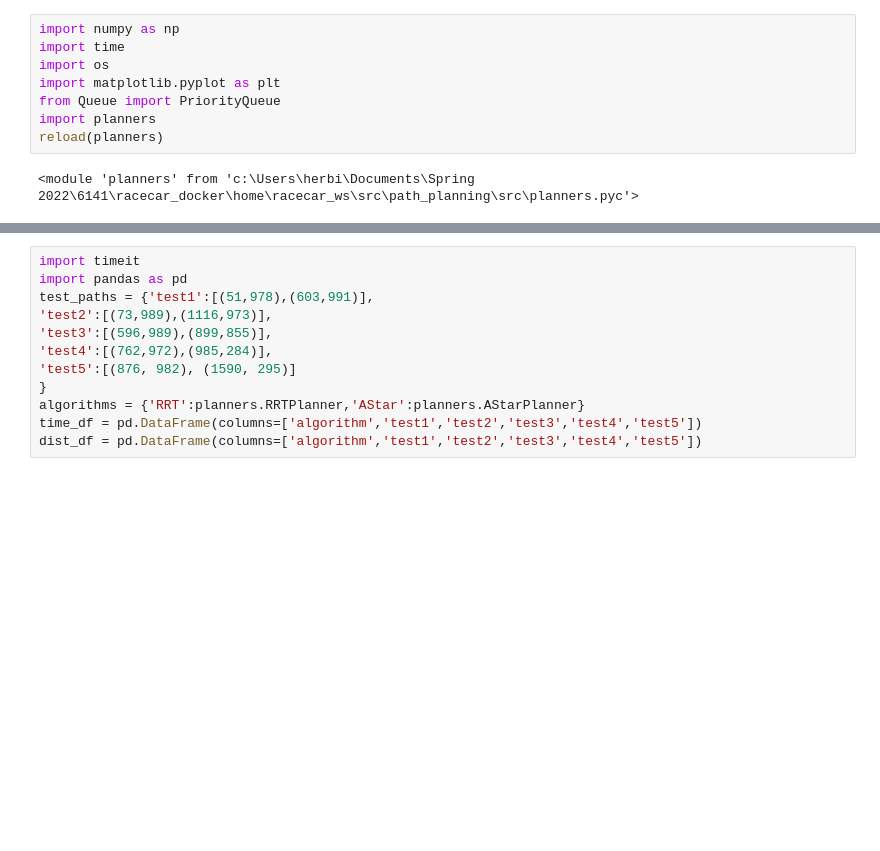
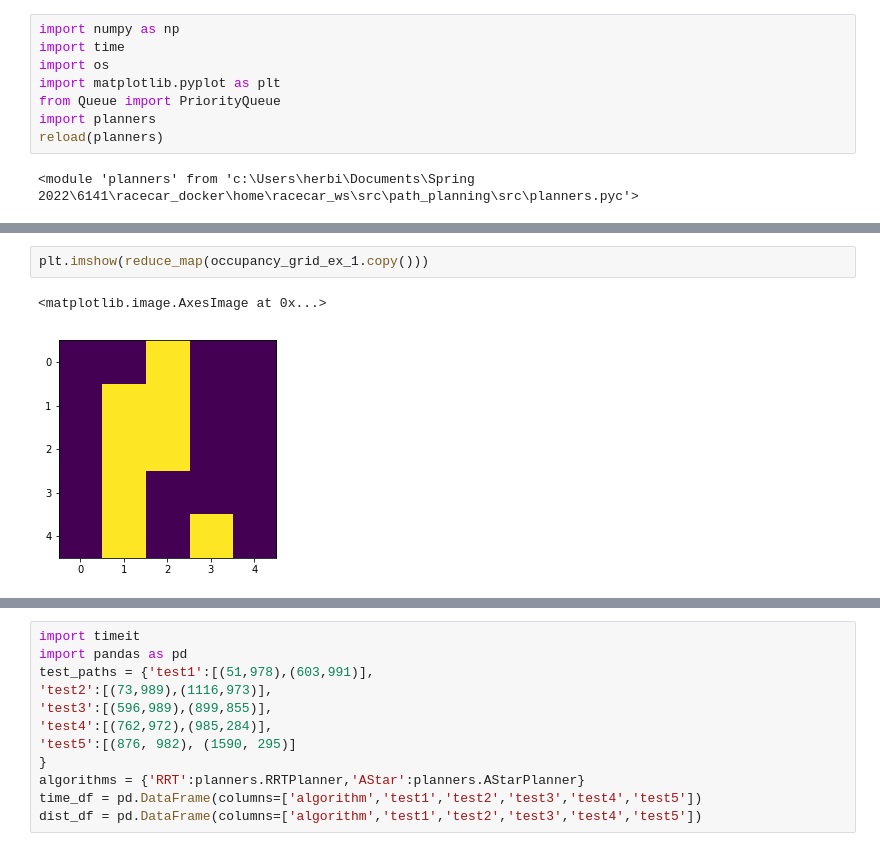
Before and after one commit to rss2022-18/path_planning, a Jupyter notebook: src/path_planning_tests.ipynb, the cells around one changed output, grey strips where cells are left out. Cells and saved outputs as stored; diff of their text form; blank space fills up the shorter version.

```diff
--- a/src/path_planning_tests.ipynb
+++ b/src/path_planning_tests.ipynb
@@ -67,6 +81,11 @@ def plan_path(map,planner, start, goal, visualize=True):
         plt.imshow(map)
         plt.show()
     return path
+# %%
+plt.imshow(reduce_map(occupancy_grid_ex_1.copy()))
+# %% [output]
+<matplotlib.image.AxesImage at 0x...>
+[figure, added]
 # %%
 nodes = plan_path(occupancy_grid_ex_1.copy(),planners.RRTPlanner, (0,0), (9,9), visualize=True)
 nodes = plan_path(occupancy_grid_ex_1.copy(),planners.AStarPlanner, (0,0), (9,9), visualize=True)
```
Also changed, not shown: parts of 7 cells of this notebook, 4 other files.
